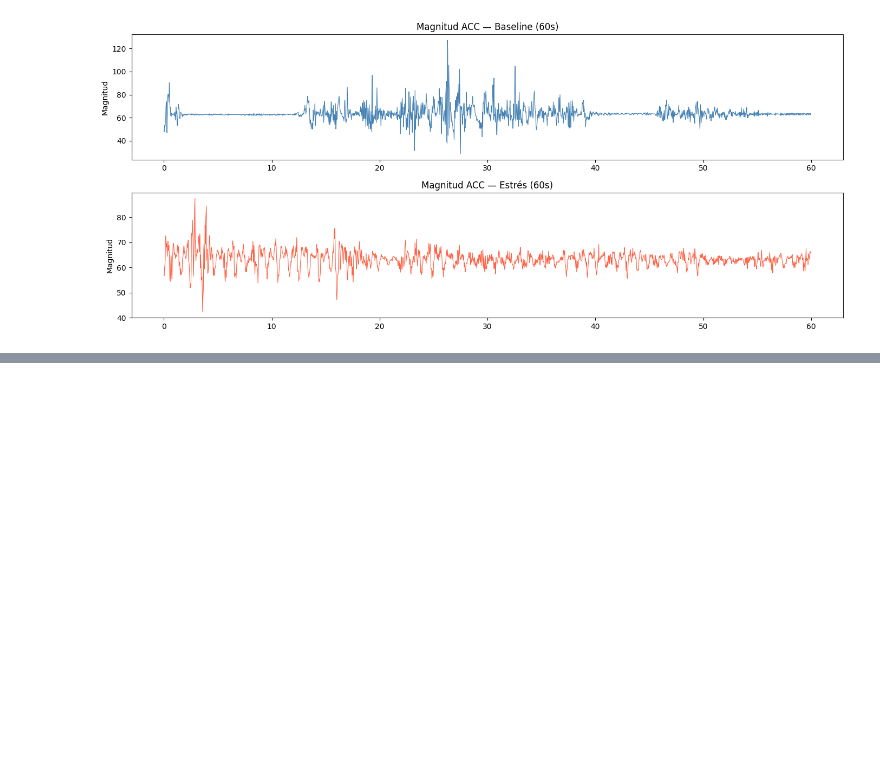
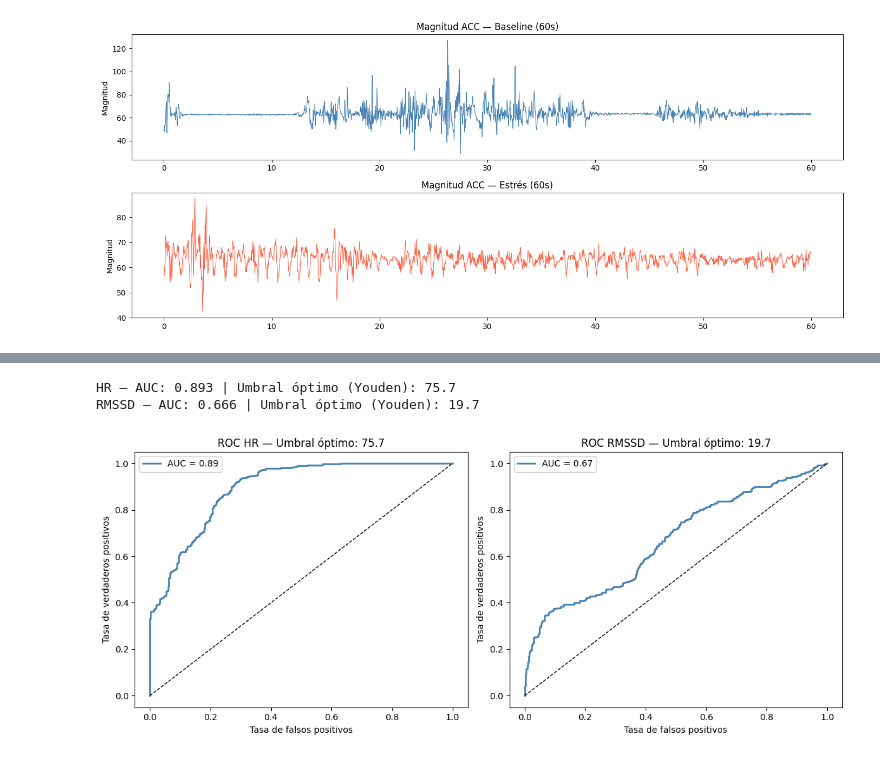
Before and after one commit to almaeq/kairos_app, a Jupyter notebook: dataset/01_exploracion_wesad.ipynb, the cells around one changed output, grey strips where cells are left out. Cells and saved outputs as stored; diff of their text form; code cells hidden in the pictures; blank space fills up the shorter version.

```diff
--- a/dataset/01_exploracion_wesad.ipynb
+++ b/dataset/01_exploracion_wesad.ipynb
@@ -762,0 +803,34 @@ Magnitud ACC estrés   — media: 62.937, std: 2.737
+# %%
+from sklearn.metrics import roc_curve, auc
+
+# Preparar datos
+y_true = (df_todos['clase'] == 2).astype(int)
+
+fig, axes = plt.subplots(1, 2, figsize=(12, 5))
+
+for i, (col, label) in enumerate([('hr_mean', 'HR'), ('rmssd', 'RMSSD')]):
+    scores = df_todos[col] if col == 'hr_mean' else -df_todos[col]
+    fpr, tpr, thresholds = roc_curve(y_true, scores)
+    roc_auc = auc(fpr, tpr)
+
+    # Índice de Youden
+    youden = tpr - fpr
+    umbral_optimo = thresholds[np.argmax(youden)]
+    if col == 'rmssd':
+        umbral_optimo = -umbral_optimo
+
+    axes[i].plot(fpr, tpr, color='steelblue', lw=2, label=f'AUC = {roc_auc:.2f}')
+    axes[i].plot([0,1], [0,1], 'k--', lw=1)
+    axes[i].set_title(f'ROC {label} — Umbral óptimo: {umbral_optimo:.1f}')
+    axes[i].set_xlabel('Tasa de falsos positivos')
+    axes[i].set_ylabel('Tasa de verdaderos positivos')
+    axes[i].legend()
+
+    print(f"{label} — AUC: {roc_auc:.3f} | Umbral óptimo (Youden): {umbral_optimo:.1f}")
+
+plt.tight_layout()
+plt.show()
+# %% [output]
+HR — AUC: 0.893 | Umbral óptimo (Youden): 75.7
+RMSSD — AUC: 0.666 | Umbral óptimo (Youden): 19.7
+[figure, added]
```
Also changed, not shown: parts of 23 cells of this notebook, 11 other files.
